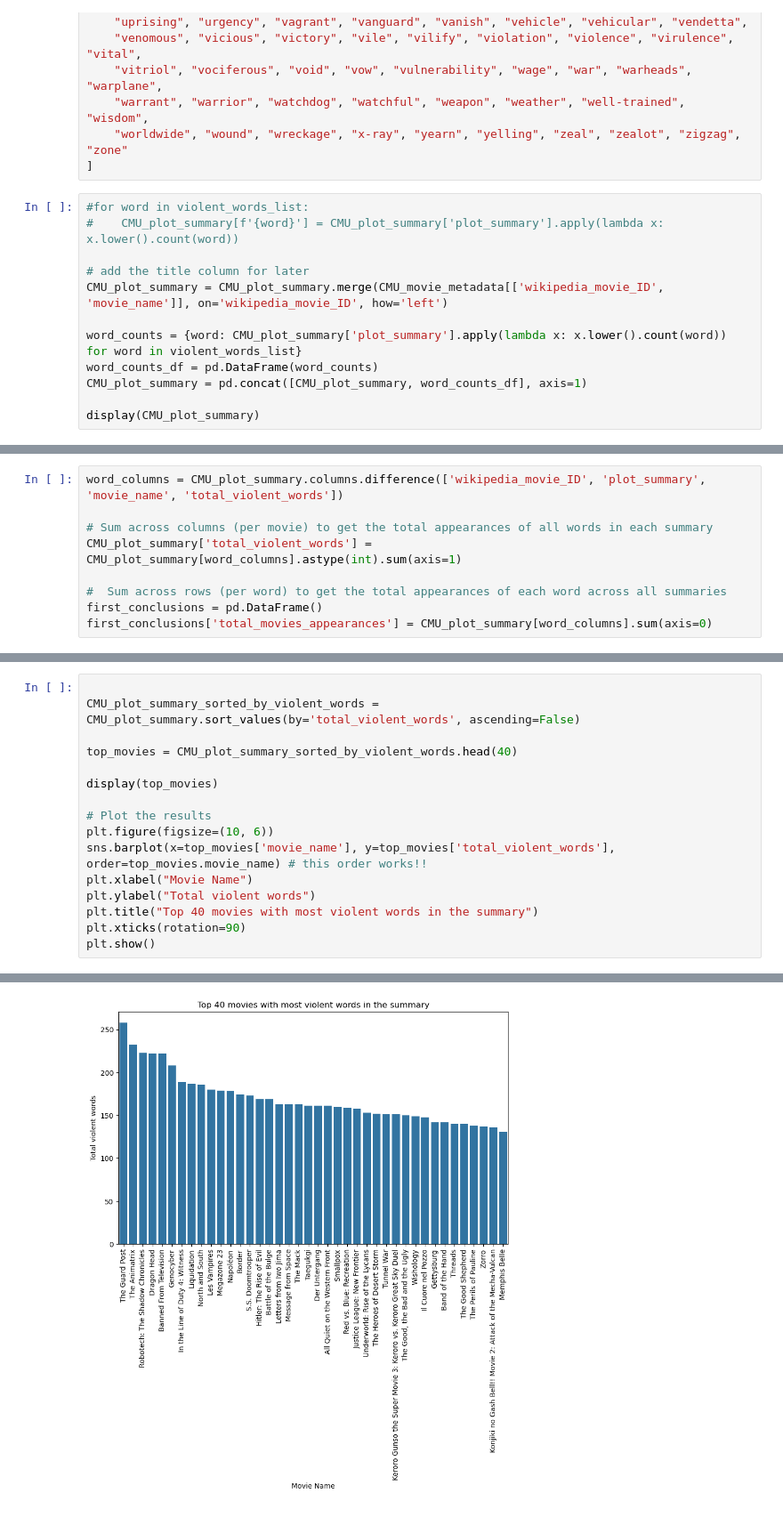
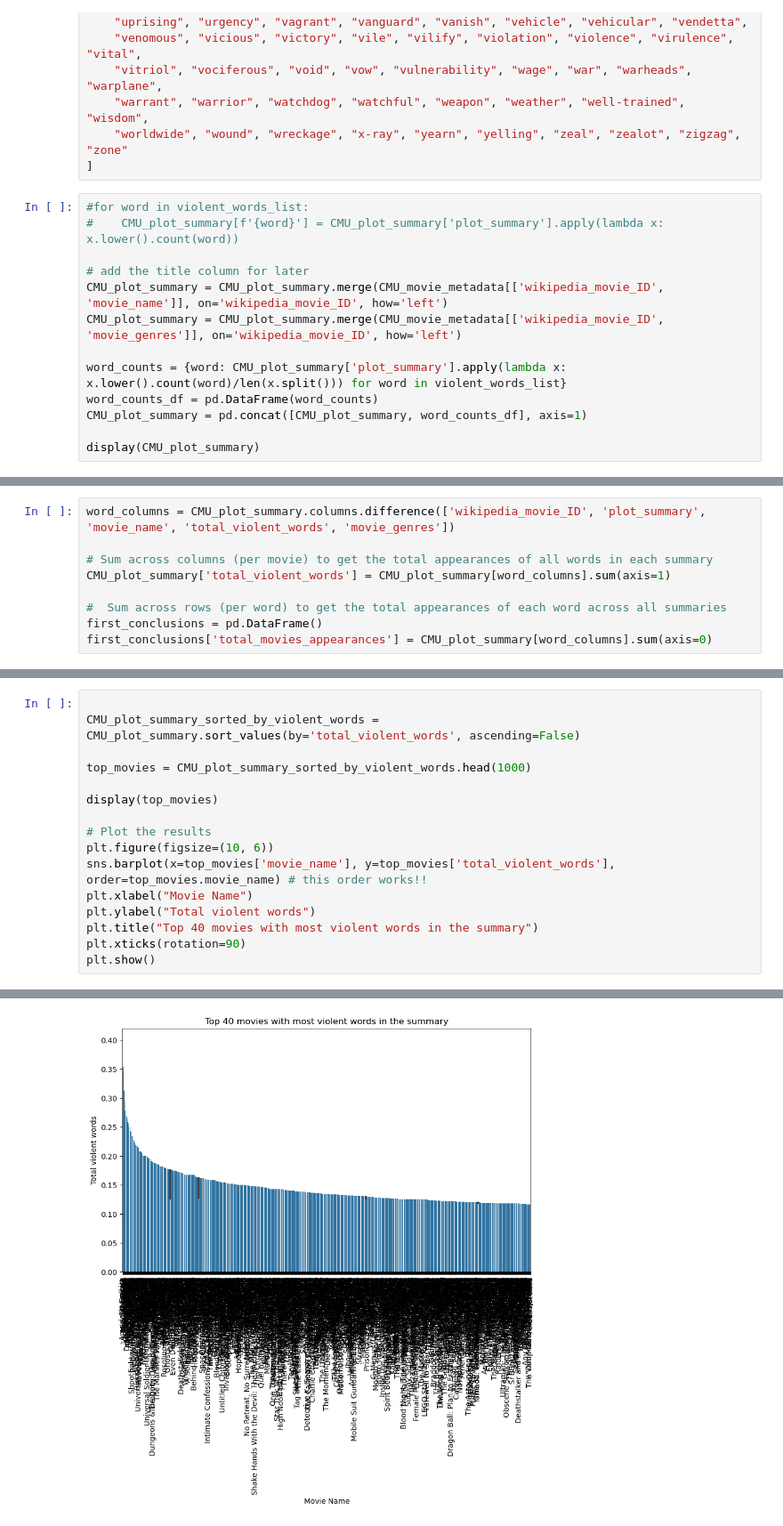
Before and after one commit to epfl-ada/ada-2024-project-alligatorsdontapologize24, a Jupyter notebook: src/Exploratory_Data_Analysis.ipynb, the cells around one changed output, grey strips where cells are left out. Shown at 89% size. Cells and saved outputs as stored; diff of their text form.

```diff
--- a/src/Exploratory_Data_Analysis.ipynb
+++ b/src/Exploratory_Data_Analysis.ipynb
@@ -260,8 +248,9 @@ violent_words_list = [
 
 # add the title column for later
 CMU_plot_summary = CMU_plot_summary.merge(CMU_movie_metadata[['wikipedia_movie_ID', 'movie_name']], on='wikipedia_movie_ID', how='left')
+CMU_plot_summary = CMU_plot_summary.merge(CMU_movie_metadata[['wikipedia_movie_ID', 'movie_genres']], on='wikipedia_movie_ID', how='left')
 
-word_counts = {word: CMU_plot_summary['plot_summary'].apply(lambda x: x.lower().count(word)) for word in violent_words_list}
+word_counts = {word: CMU_plot_summary['plot_summary'].apply(lambda x: x.lower().count(word)/len(x.split())) for word in violent_words_list}
 word_counts_df = pd.DataFrame(word_counts)
 CMU_plot_summary = pd.concat([CMU_plot_summary, word_counts_df], axis=1)
 
@@ -283,8 +272,8 @@ display(CMU_plot_summary)
 # %%
-word_columns = CMU_plot_summary.columns.difference(['wikipedia_movie_ID', 'plot_summary', 'movie_name', 'total_violent_words'])
+word_columns = CMU_plot_summary.columns.difference(['wikipedia_movie_ID', 'plot_summary', 'movie_name', 'total_violent_words', 'movie_genres'])
 
 # Sum across columns (per movie) to get the total appearances of all words in each summary
-CMU_plot_summary['total_violent_words'] = CMU_plot_summary[word_columns].astype(int).sum(axis=1)
+CMU_plot_summary['total_violent_words'] = CMU_plot_summary[word_columns].sum(axis=1)
 
 #  Sum across rows (per word) to get the total appearances of each word across all summaries
 first_conclusions = pd.DataFrame()
@@ -353,7 +361,7 @@ Name: total_movies_appearances, dtype: int64
 
 CMU_plot_summary_sorted_by_violent_words = CMU_plot_summary.sort_values(by='total_violent_words', ascending=False)
 
-top_movies = CMU_plot_summary_sorted_by_violent_words.head(40)
+top_movies = CMU_plot_summary_sorted_by_violent_words.head(1000)
 
 display(top_movies)
 
@@ -387 +390 @@ plt.show()
-[figure, old version]
+[figure, new version]
```
Also changed, not shown: parts of 14 cells of this notebook.
